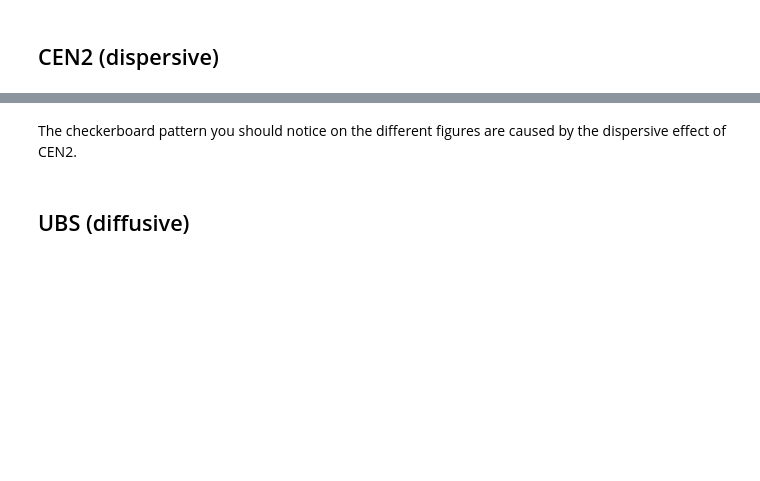
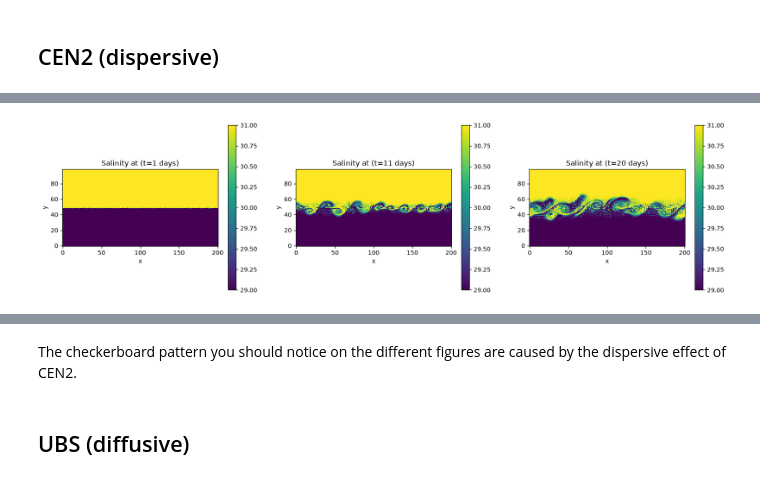
Before and after one commit to justinebuisson606/NEMO_Demonstrators, a Jupyter notebook: Demonstrator 2.ipynb, the cells around one changed output, grey strips where cells are left out. Drawn from its saved outputs; the diff is of its cells as text; code cells hidden in the pictures; blank space fills up the shorter version.

```diff
--- a/Demonstrator 2.ipynb
+++ b/Demonstrator 2.ipynb
@@ -114,20 +233,24 @@ def show_t (t_list, param, title, file, rep=rep):
     "title : title of the figure"
     "file : name of the .nc array"
     "rep : path to the file (directory mentioned above by default)"
-
+    im_list = []
     dataset = xr.open_dataset(rep+file)
-    fig, axes = plt.subplots(1, len(t_list), figsize=(10, 6))
+    fig, axes = plt.subplots(1, len(t_list), figsize=(20, 5))
     for i, t in enumerate(t_list) :
         # We select and show the desired field at different timesteps and at sea surface, excluding the walls
         data = dataset[param].isel(time_counter = t, deptht = 0)[1:-1, :]
-        im = axes[i].imshow(data, origin='lower', cmap='coolwarm')
+        im = axes[i].imshow(data, origin='lower', interpolation = 'nearest', vmin=29, vmax=31)
+        im_list.append(data)
         axes[i].set_title(f'{title} at (t={t+1} days)')
         axes[i].set_xlabel('x')
         axes[i].set_ylabel('y')
         fig.colorbar(im, ax=axes[i])
     plt.show()
     dataset.close()
+    return im_list
 # %%
-t_list = [0, 10, 75]
+t_list = [0, 10, 19]
 # %%
-show_t(t_list, 'soce', 'Salinity', 'CANAL_shear_cen2_all_grid.nc', rep=rep)
+shear_cen2 = show_t(t_list, 'soce', 'Salinity', 'CANAL_shear_cen2_all_grid.nc', rep=rep)
+# %% [output]
+[figure, added]
```
Also changed, not shown: parts of 20 cells of this notebook.
